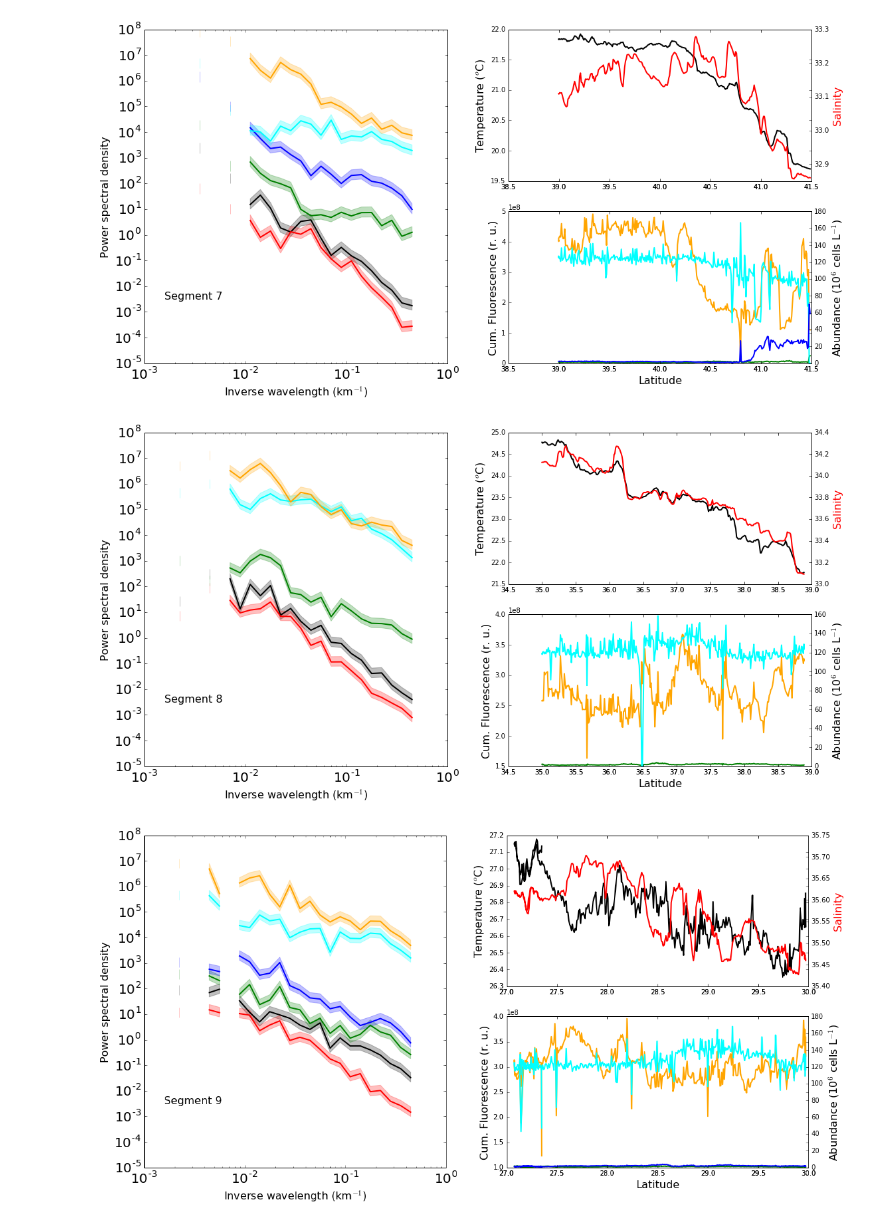
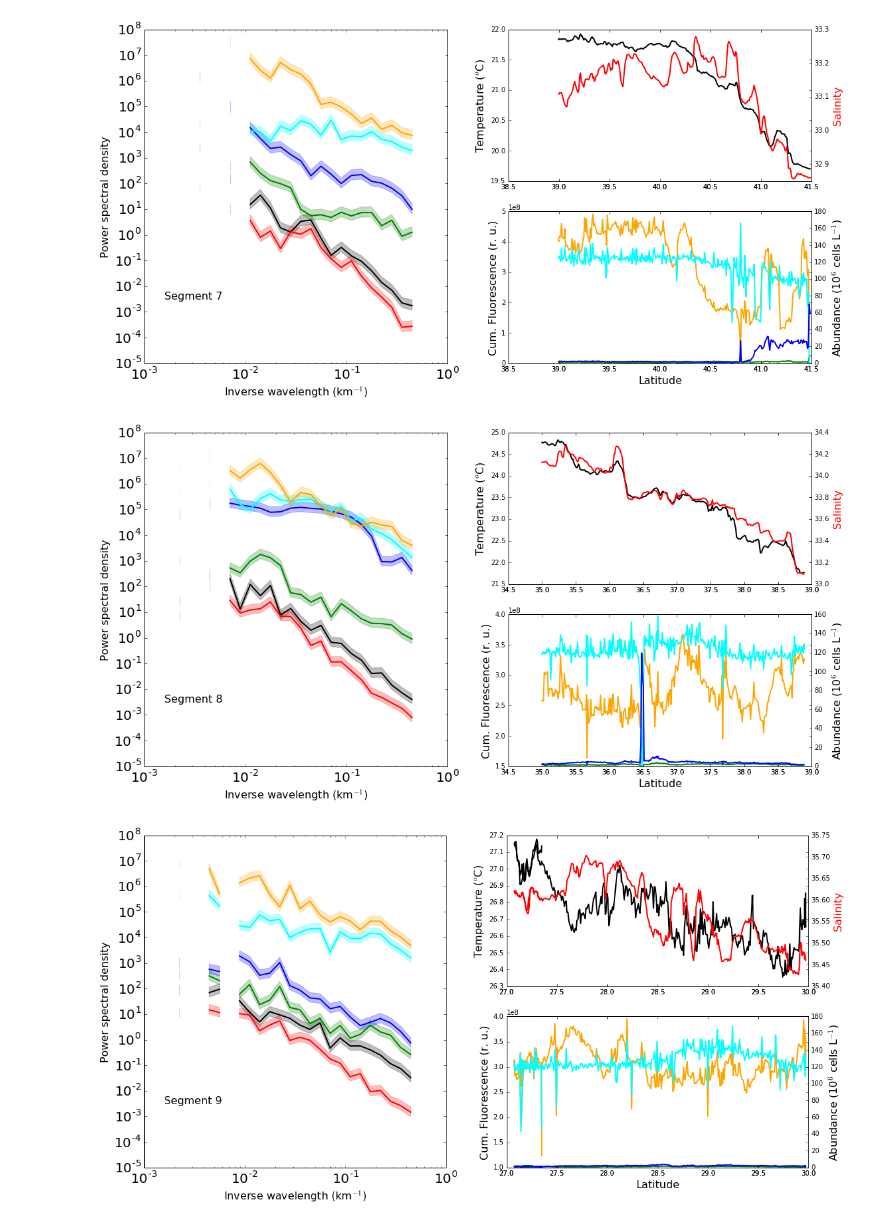
Before and after one commit to sophieclayton/KM1304_lengthscales, a Jupyter notebook: analysis/KM1304_fft.ipynb, the cells around one changed output. Drawn from its saved outputs; the diff is of its cells as text; code cells hidden in the pictures.

```diff
--- a/analysis/KM1304_fft.ipynb
+++ b/analysis/KM1304_fft.ipynb
@@ -90,6 +90,7 @@ def tracks(data):
 def getscales(data, segments, var, var2, offset):
     scales = pd.DataFrame()
     seg_fft = pd.DataFrame()
+    despiked = pd.DataFrame()
 
     for i in range(1, len(segments)+1):
         a = segments['start'][i]
@@ -103,8 +104,11 @@ def getscales(data, segments, var, var2, offset):
 
 
         tmp = interpdata(tmp, aa, bb, var)
+        # add a step for despiking the data using 5 point median
         seglength = len(tmp)
+        tmp4 = despike(tmp, var2)
 
+        # change tmp to tmp4 to analyse the despiked version
         tmp1 = detrenddata(tmp, var2)
 
         # start the decorrelation calculation here
@@ -114,16 +118,18 @@ def getscales(data, segments, var, var2, offset):
         if i == 1 :
             scales = scales.append(tmp2)
             seg_fft = seg_fft.append(tmp3)
+            despiked = despiked.append(tmp4)
         else:
             scales = pd.concat([scales, tmp2], axis=0)
+            despiked = pd.concat([despiked, tmp4], axis = 0)
             seg_fft = seg_fft.merge(tmp3, left_on='wavenumber', right_on='wavenumber', how='outer')
 
-        del tmp2, tmp1, tmp3
+        del tmp2, tmp1, tmp3, tmp4
 
 
     scales['number'] = range(len(scales))
     scales = scales.set_index(['number'])
-    return scales, seg_fft
+    return scales, seg_fft, despiked
 
 
 def fft_data(detdata, var, cruise, segnumber):
@@ -179,6 +185,29 @@ def interpdata(track, aa, bb, var):
         intdata[v] = np.interp(intdata['x'].values,track['x'].values,track[v].values)
 
     return intdata
+
+def despike(tmp, var):
+    # use 5 point median to despike data
+    despiked = pd.DataFrame()
+    n= 5
+    nn = len(tmp)
+
+    for v in var:
+        vv = tmp[v].values
+        tmp1 = np.zeros(nn-4)
+        for m in range(nn-4):
+            tmp1[m] = np.median(vv[[m, m+1, m+3, m+4]])
+        despiked[v] = tmp1
+
+        del tmp1
+
+    despiked['x'] = tmp['x'][2:len(despiked)-2]
+    despiked['lon'] = tmp['lon'][2:len(despiked)-2]
+    despiked['lat'] = tmp['lat'][2:len(despiked)-2]
+    despiked['depth'] = tmp['depth'][2:len(despiked)-2]
+    despiked['dcoast'] = tmp['dcoast'][2:len(despiked)-2]
+    despiked['dom_group'] = tmp['dom_group'][2:len(despiked)-2]
+    return despiked
 
 def detrenddata(track, var2):
     # take the interpolated data and remove the large scale trend, e.g. apply a high pass filter.
@@ -295,7 +324,7 @@ segments = tracks(clean)
 var = ['lat', 'lon', 'tot_chl', 'ocean_tmp', 'salinity', 'density', 'synecho', 'pico', 'picoeuk','depth', 'dcoast', 'dom_group']
 var2 = ['tot_chl', 'ocean_tmp', 'salinity', 'density', 'synecho', 'pico', 'picoeuk']
 
-scales, seg_fft = getscales(clean, segments, var, var2, 200)
+scales, seg_fft, despiked = getscales(clean, segments, var, var2, 200)
 #seg_fft = seg_fft.sort(['wavenumber'], ascending=True)
 # %% [output]
 1 296 KiloMoana_1 49.1307312456 -132.681922556 2.79186190742
@@ -987,8 +1034,8 @@ sub1.loglog(1./binned['k_mid'], np.abs(binned['salinity_8']), 'r', lw=2)
 sub1.fill_between(1./binned['k_mid'], np.abs(binned['salinity_8'])*c[0],np.abs(binned['salinity_8'])*c[1], color='r', alpha = 0.25)
 sub1.loglog(1./binned['k_mid'], np.abs(binned['picoeuk_8']), 'g', lw=2)
 sub1.fill_between(1./binned['k_mid'], np.abs(binned['picoeuk_8'])*c[0],np.abs(binned['picoeuk_8'])*c[1], color='g', alpha = 0.25)
-#sub1.loglog(1./binned['k_mid'], np.abs(binned['synecho_8']), 'b', lw=2)
-#sub1.fill_between(1./binned['k_mid'], np.abs(binned['synecho_8'])*c[0],np.abs(binned['synecho_8'])*c[1], color='b', alpha = 0.25)
+sub1.loglog(1./binned['k_mid'], np.abs(binned['synecho_8']), 'b', lw=2)
+sub1.fill_between(1./binned['k_mid'], np.abs(binned['synecho_8'])*c[0],np.abs(binned['synecho_8'])*c[1], color='b', alpha = 0.25)
 sub1.loglog(1./binned['k_mid'], np.abs(binned['pico_8']), 'cyan', lw=2)
 sub1.fill_between(1./binned['k_mid'], np.abs(binned['pico_8'])*c[0],np.abs(binned['pico_8'])*c[1], color='cyan', alpha = 0.25)
 sub1.loglog(1./binned['k_mid'], np.abs(binned['tot_chl_8']/10**12), 'orange', lw=2)
@@ -1011,35 +1058,35 @@ sub2.set_ylabel('Temperature ($^o$C)', fontsize = 16)
 
 ax2 = fig8.add_subplot(222, sharex=sub2, frameon=False)
 ax2.plot(clean['lat'][a:b],clean['salinity'][a:b], 'r' , lw=2)
 ax2.yaxis.tick_right()
 ax2.yaxis.set_label_position("right")
 ax2.set_ylabel('Salinity', color = 'r', fontsize = 16)
 
 sub3 = fig8.add_subplot(224)
 sub3.plot(clean['lat'][a:b],clean['tot_chl'][a:b], 'orange' , lw=2)
 sub3.set_xlabel('Latitude', fontsize = 16)
 sub3.set_ylabel('Cum. Fluorescence (r. u.)', fontsize = 16)
 
 ax3 = fig8.add_subplot(224, sharex=sub3, frameon=False)
 ax3.plot(clean['lat'][a:b],clean['picoeuk'][a:b], 'g' , lw=2)
 ax3.plot(clean['lat'][a:b],clean['pico'][a:b], 'cyan' , lw=2)
-#ax3.plot(clean['lat'][a:b],clean['synecho'][a:b], 'b' , lw=2)
+ax3.plot(clean['lat'][a:b],clean['synecho'][a:b], 'b' , lw=2)
 ax3.yaxis.tick_right()
 ax3.yaxis.set_label_position("right")
 ax3.set_ylabel('Abundance (10$^6$ cells L$^{-1}$)', color = 'k', fontsize = 16)
 
 
 plt.show()
 fig8.savefig('/Users/sclayton/Documents/KM1304_lengthscales/figures/KM1304_8_spectra.png', bbox_inches='tight', dpi=600)
 
 # green = picoeuk
 # cyan = pro*
 # blue = synecho*
 # red = salinity
 # black = temp
 # orange = chl
 # %% [output]
-[figure, old version]
+[figure, new version]
 # %%
 fig9 = plt.figure(9, figsize=(18, 9), dpi = 600)
 
```
Also changed, not shown: parts of 9 cells of this notebook.
